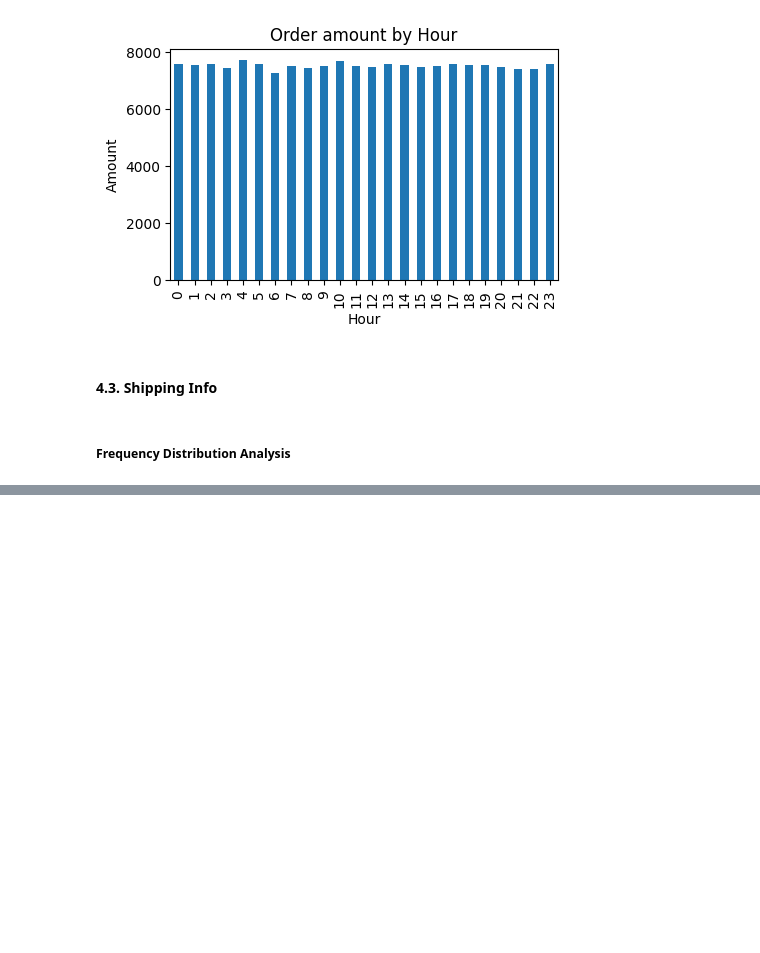
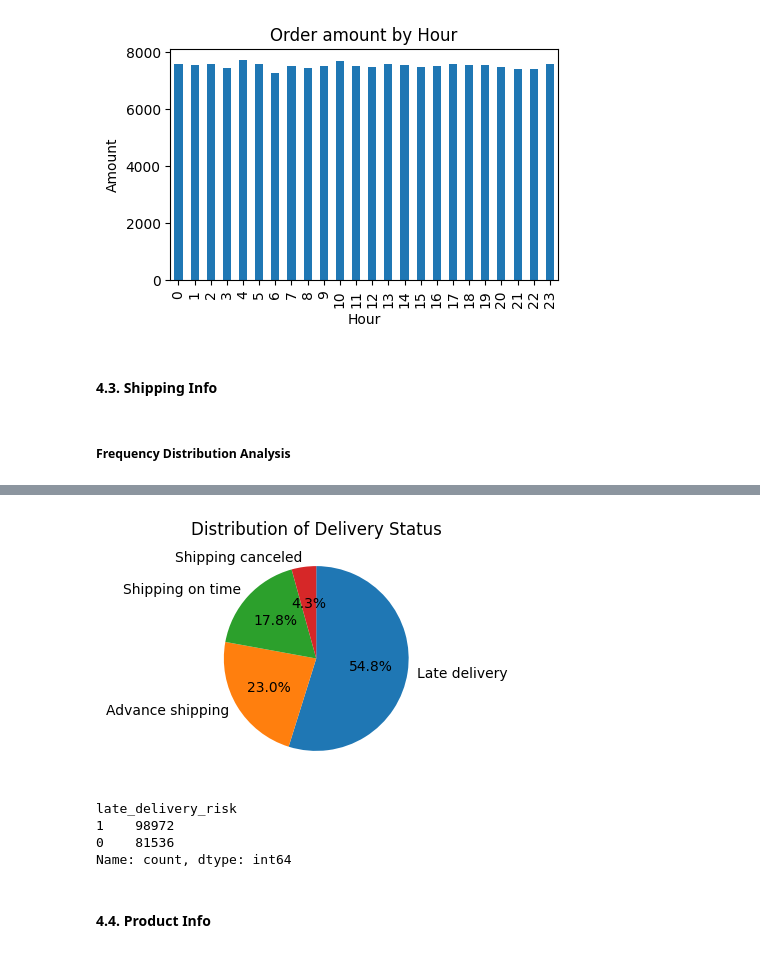
Before and after one commit to nh-adorie/scm-co-smart-project, a Jupyter notebook: notebook/eda.ipynb, the cells around one changed output, grey strips where cells are left out. Saved outputs shown, nothing was run; the diff lists cells and outputs as text; code cells hidden in the pictures; blank space fills up the shorter version.

```diff
--- a/notebook/eda.ipynb
+++ b/notebook/eda.ipynb
@@ -302,0 +334,27 @@ plt.show()
+# %%
+# frequency count with delivery_status
+delivery_status_count = df['delivery_status'].value_counts()
+# %%
+# pie chart for delivery_status
+plt.figure(figsize = (3,3))
+plt.pie(
+    delivery_status_count,
+    labels = delivery_status_count.index,
+    autopct = '%1.1f%%',
+    startangle = 90,
+    counterclock = False
+)
+plt.title('Distribution of Delivery Status')
+plt.show()
+# %% [output]
+[figure, added]
+# %%
+# frequency count for late_delivery_risk: 1-late; 0-not late
+df['late_delivery_risk'].value_counts()
+# %% [output]
+late_delivery_risk
+1    98972
+0    81536
+Name: count, dtype: int64
+# %% [markdown]
+#### 4.4. Product Info
```
Also changed, not shown: parts of 13 cells of this notebook.
